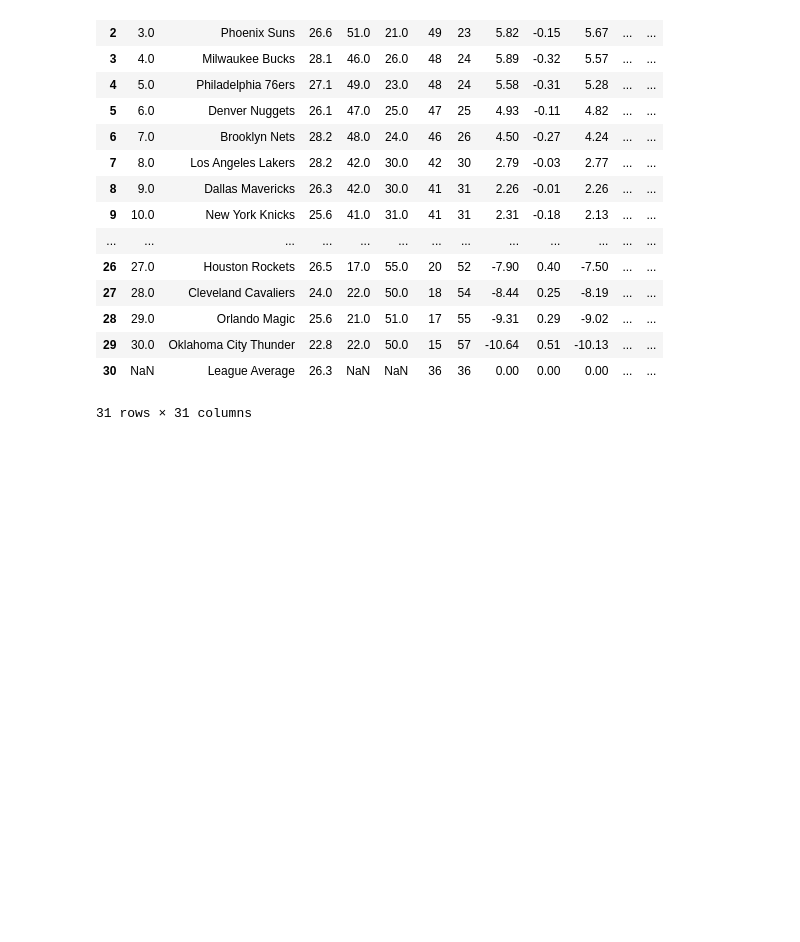
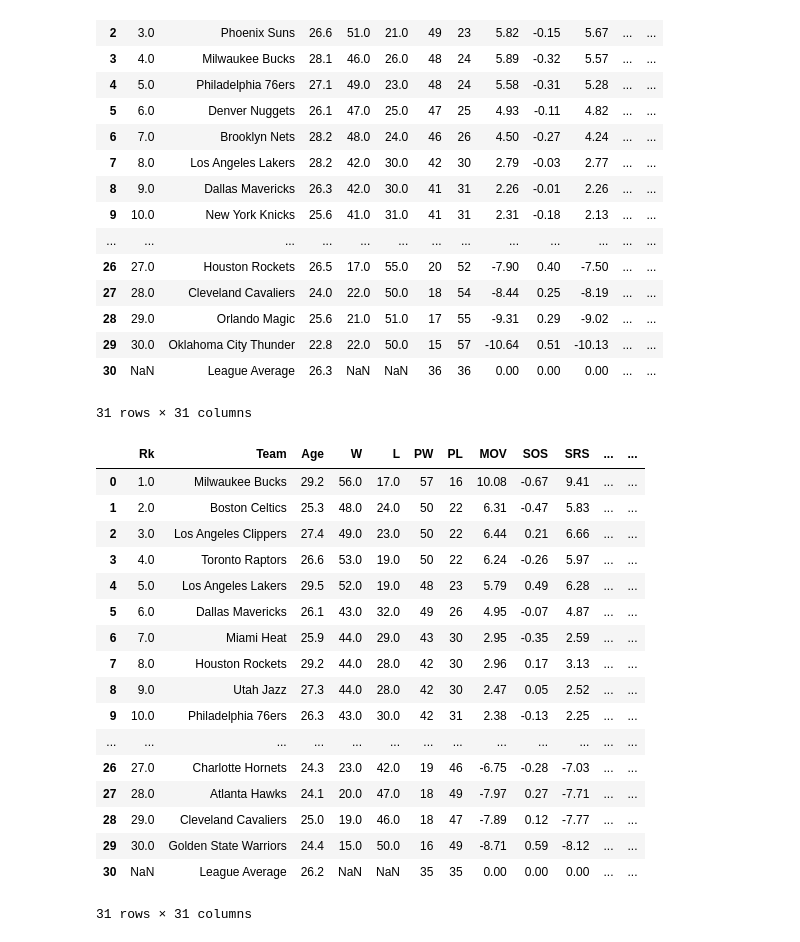
Before and after one commit to kienanana/NBA-Draft-Model, a Jupyter notebook: notebooks/team_stats.ipynb, the cells around one changed output. Drawn from its saved outputs; the diff is of its cells as text; code cells hidden in the pictures; blank space fills up the shorter version.

```diff
--- a/notebooks/team_stats.ipynb
+++ b/notebooks/team_stats.ipynb
@@ -100,5 +100,24 @@ teams_df_2021
 # %%
 # 2020
 teams_df_2020 =  pd.read_csv("../data/raw/team_stats_2020.csv")
-teams_df_2020["Team"] = teams_df_2020["Team"].str.replace('*', '', regex=False)
+teams_df_2020["Team"] = teams_df_2020["Team"].str.replace('*', '')
 teams_df_2020
+# %% [output]
+|  | Rk | Team | Age | W | L | PW | PL | MOV | SOS | SRS | ... | ... |
+| 0 | 1.0 | Milwaukee Bucks | 29.2 | 56.0 | 17.0 | 57 | 16 | 10.08 | -0.67 | 9.41 | ... | ... |
+| 1 | 2.0 | Boston Celtics | 25.3 | 48.0 | 24.0 | 50 | 22 | 6.31 | -0.47 | 5.83 | ... | ... |
+| 2 | 3.0 | Los Angeles Clippers | 27.4 | 49.0 | 23.0 | 50 | 22 | 6.44 | 0.21 | 6.66 | ... | ... |
+| 3 | 4.0 | Toronto Raptors | 26.6 | 53.0 | 19.0 | 50 | 22 | 6.24 | -0.26 | 5.97 | ... | ... |
+| 4 | 5.0 | Los Angeles Lakers | 29.5 | 52.0 | 19.0 | 48 | 23 | 5.79 | 0.49 | 6.28 | ... | ... |
+| 5 | 6.0 | Dallas Mavericks | 26.1 | 43.0 | 32.0 | 49 | 26 | 4.95 | -0.07 | 4.87 | ... | ... |
+| 6 | 7.0 | Miami Heat | 25.9 | 44.0 | 29.0 | 43 | 30 | 2.95 | -0.35 | 2.59 | ... | ... |
+| 7 | 8.0 | Houston Rockets | 29.2 | 44.0 | 28.0 | 42 | 30 | 2.96 | 0.17 | 3.13 | ... | ... |
+| 8 | 9.0 | Utah Jazz | 27.3 | 44.0 | 28.0 | 42 | 30 | 2.47 | 0.05 | 2.52 | ... | ... |
+| 9 | 10.0 | Philadelphia 76ers | 26.3 | 43.0 | 30.0 | 42 | 31 | 2.38 | -0.13 | 2.25 | ... | ... |
+| ... | ... | ... | ... | ... | ... | ... | ... | ... | ... | ... | ... | ... |
+| 26 | 27.0 | Charlotte Hornets | 24.3 | 23.0 | 42.0 | 19 | 46 | -6.75 | -0.28 | -7.03 | ... | ... |
+| 27 | 28.0 | Atlanta Hawks | 24.1 | 20.0 | 47.0 | 18 | 49 | -7.97 | 0.27 | -7.71 | ... | ... |
+| 28 | 29.0 | Cleveland Cavaliers | 25.0 | 19.0 | 46.0 | 18 | 47 | -7.89 | 0.12 | -7.77 | ... | ... |
+| 29 | 30.0 | Golden State Warriors | 24.4 | 15.0 | 50.0 | 16 | 49 | -8.71 | 0.59 | -8.12 | ... | ... |
+| 30 | NaN | League Average | 26.2 | NaN | NaN | 35 | 35 | 0.00 | 0.00 | 0.00 | ... | ... |
+31 rows × 31 columns
```
Also changed, not shown: parts of 6 cells of this notebook, 5 other files.
